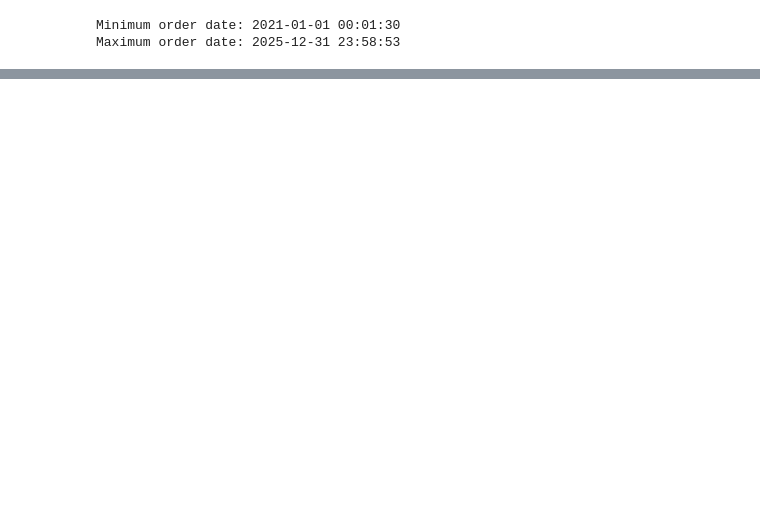
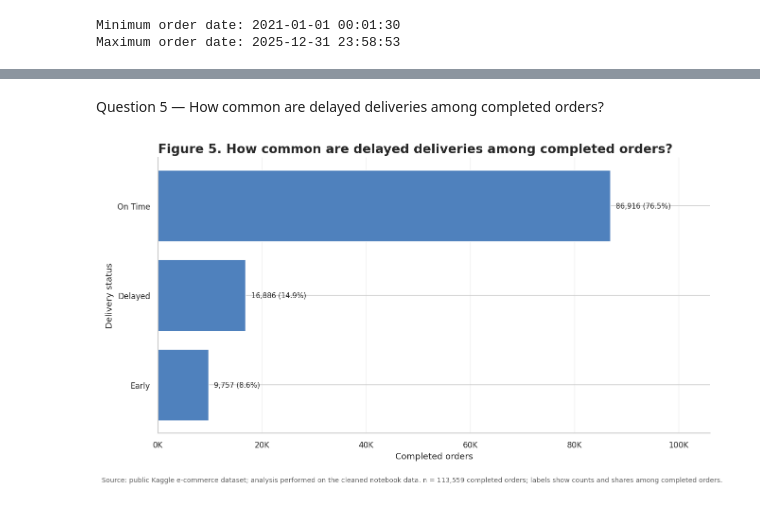
Before and after one commit to xuebo666/DATA230GroupProject, a Jupyter notebook: dataset.ipynb, the cells around one changed output, grey strips where cells are left out. Saved outputs shown, nothing was run; the diff lists cells and outputs as text; code cells hidden in the pictures; blank space fills up the shorter version.

```diff
--- a/dataset.ipynb
+++ b/dataset.ipynb
@@ -398,0 +897,30 @@ Ages above 100: 0
+# %% [markdown]
+Question 5 — How common are delayed deliveries among completed orders?
+# %%
+# FIGURE 5 — DELIVERY STATUS DISTRIBUTION
+delivery_plot = (
+    completed["delivery_status"]
+    .value_counts()
+    .rename_axis("Delivery Status")
+    .reset_index(name="Orders")
+)
+delivery_plot["Share"] = delivery_plot["Orders"] / delivery_plot["Orders"].sum() * 100
+delivery_plot = delivery_plot.sort_values("Orders")
+
+fig, ax = plt.subplots(figsize=(11, 6.5))
+bars = ax.barh(delivery_plot["Delivery Status"], delivery_plot["Orders"], color=COLORS["secondary"])
+labels = [f"{n:,.0f} ({p:.1f}%)" for n, p in zip(delivery_plot["Orders"], delivery_plot["Share"])]
+annotate_bar_values(ax, bars, delivery_plot["Orders"], labels, horizontal=True)
+ax.set_title("Figure 5. How common are delayed deliveries among completed orders?", loc="left", fontsize=16, fontweight="bold")
+ax.set_xlabel("Completed orders")
+ax.set_ylabel("Delivery status")
+ax.xaxis.set_major_formatter(FuncFormatter(lambda x, pos: f"{x / 1000:.0f}K"))
+ax.set_xlim(0, delivery_plot["Orders"].max() * 1.22)
+ax.grid(axis="x", alpha=0.25)
+sns.despine(ax=ax)
+add_source_note(fig, f"n = {len(completed):,} completed orders; labels show counts and shares among completed orders.")
+fig.tight_layout(rect=[0, 0.045, 1, 0.96])
+fig.savefig(FIG_DIR / "fig_05_delivery_status.png", dpi=300, bbox_inches="tight")
+plt.show()
+# %% [output]
+[figure, added]
```
Also changed, not shown: parts of 27 cells of this notebook.
